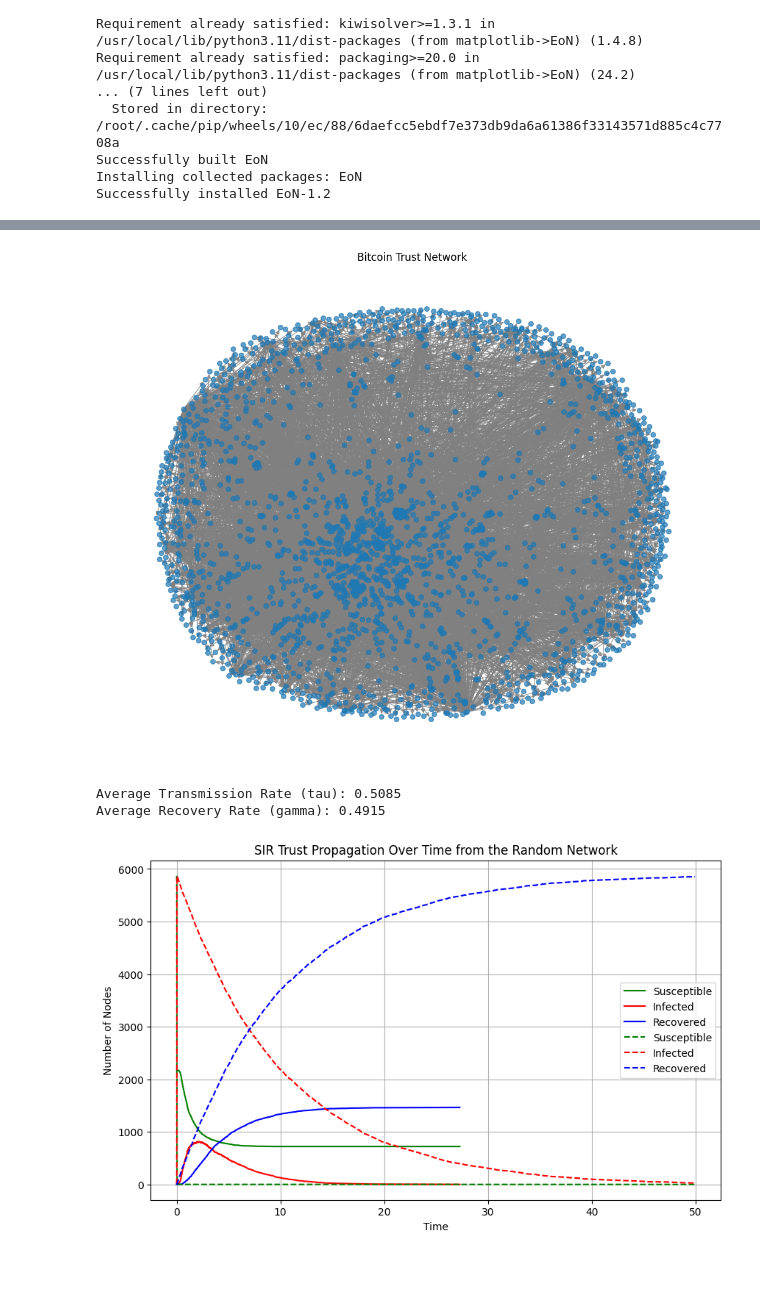
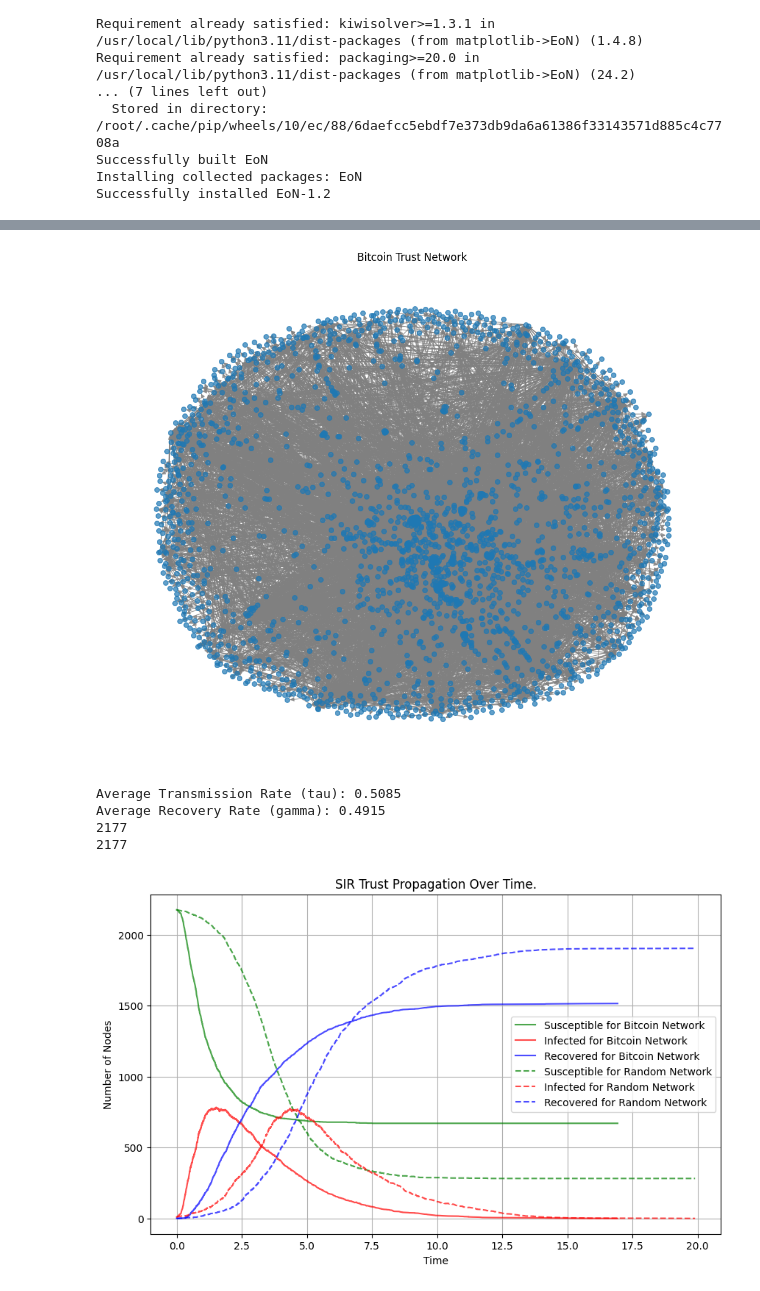
Before and after one commit to tskz48/TrustPropogationinEpidemicSpreadingModels, a Jupyter notebook: TrustPropagation.ipynb, the cells around one changed output, grey strips where cells are left out. Cells and saved outputs as stored; diff of their text form; code cells hidden in the pictures.

Commit message:
Plotted the corrected number of nodes in the plot against time.

```diff
--- a/TrustPropagation.ipynb
+++ b/TrustPropagation.ipynb
@@ -38,13 +38,13 @@ import pandas as pd
 # -----------------------------------
 df = pd.read_csv('/content/drive/MyDrive/filtered_soc-sign-bitcoinotc.csv')
 df = df.rename(columns={'RATING': 'weight'}) #the name of the column is changed from 'RATING' to 'weight'
-
 print(df.head())
 
 
-# Create a directed, weighted trust graph
+#Create a directed, weighted trust graph
 G = nx.from_pandas_edgelist(df, source='SOURCE', target='TARGET', edge_attr='weight', create_using=nx.DiGraph())
-
+print(G.number_of_nodes())
+print(G.number_of_edges())
 # Visualize the network
 plt.figure(figsize=(10, 8))
 pos = nx.spring_layout(G, seed=42)
@@ -72,73 +72,44 @@ print(f"Average Recovery Rate (gamma): {average_gamma:.4f}")
 # -----------------------------------
 # Run the SIR Simulation
 # -----------------------------------
-seed_nodes1 = random.sample(list(G.nodes()), 10) #selects random sample of 10 nodes from G to be the nodes that are infected at time = 0
 
 # Run SIR model using EoN
-
-sim= EoN.fast_SIR(
-    G,
-    tau=average_tau,
-    gamma=average_gamma,
-    initial_infecteds=seed_nodes1,
-    return_full_data=True,
-    tmax=100
-)
 
 
 t,S,I,R= EoN.fast_SIR(
     G,
     tau=average_tau,
     gamma=average_gamma,
-    initial_infecteds=seed_nodes1,
-    tmax=100
+    rho=(10/2187),
+    tmax=50
 )
 
-H=nx.gnp_random_graph(5881,p=0.5,directed=True)
-seed_nodes2 = random.sample(list(H.nodes()), 10)
+H=nx.gnm_random_graph(2187,9903,directed=True) #generates a directed Erdos-renyi random network with 5881 nodes with probability of edge creation between nodes of 0.1.
 
-sim2= EoN.fast_SIR(
+t2,S2,I2,R2= EoN.fast_SIR(      #SIR simulation, tmax=100 means that the simulation will stop after no more than 100 time steps.
     H,
     tau=average_tau,
     gamma=average_gamma,
-    initial_infecteds=seed_nodes2,
-    return_full_data=True,
-    tmax=50
-)
-
-
-
-t2,S2,I2,R2= EoN.fast_SIR(
-    H,
-    tau=0.1,
-    gamma=0.1,
-    initial_infecteds=seed_nodes2,
+    rho=(10/2187),
     tmax=50)
-
+print(S[0])
+print(S2[0])
 # Epidemic Curve which plots the number of nodes at each stage (susceptible, infected, recovered) since the beginning of time.
 plt.figure(figsize=(10, 6))
-plt.plot(t, S, label="Susceptible", color='green')
-plt.plot(t, I, label="Infected", color='red')
-plt.plot(t, R, label="Recovered", color='blue')
+plt.plot(t, S, label="Susceptible for Bitcoin Network",alpha=0.7, color='green')
+plt.plot(t, I, label="Infected for Bitcoin Network",alpha=0.7, color='red')
+plt.plot(t, R, label="Recovered for Bitcoin Network",alpha=0.7, color='blue')
 plt.xlabel("Time")
 plt.ylabel("Number of Nodes")
-plt.title("SIR Trust Propagation Over Time from the Real Bitcoin Net")
-plt.legend()
-plt.grid(True)
-
-
-
-plt.plot(t2, S2, label="Susceptible",linestyle='dashed', color='green')
-plt.plot(t2, I2, label="Infected",linestyle='dashed', color='red')
-plt.plot(t2, R2, label="Recovered",linestyle='dashed', color='blue')
-plt.xlabel("Time")
-plt.ylabel("Number of Nodes")
-plt.title("SIR Trust Propagation Over Time from the Random Network")
+plt.title("SIR Trust Propagation Over Time.")
+plt.plot(t2, S2, label="Susceptible for Random Network",alpha=0.7,linestyle='dashed', color='green')
+plt.plot(t2, I2, label="Infected for Random Network",alpha=0.7,linestyle='dashed', color='red')
+plt.plot(t2, R2, label="Recovered for Random Network",alpha=0.7,linestyle='dashed', color='blue')
 plt.legend()
 plt.grid(True)
 plt.show()
 
-#The number of susceptible nodes only decreased until it hit a plateau at about 800 nodes.
-#THe number of recovered nodes only increased with a plateau at 1300-1400
-#The number of infected nodes increased to slightly over 750 and then decreased to 0 at the last time step.
+# The number of susceptible nodes reduced at a faster rate for the Bitcoin Net compared to the random net, from the start to t=2.5. as shown be the curve of the Bitcoin Net having a steeper gradient. The number of susceptible nodes reduced to less than 750 from 2177 within the first five time steps.
+# The number of infected nodes for both graphs increase to about 800 in the first 2.5 time steps, before decreasing to 0 by time step 20.
+# The number of recovered nodes plateaued at slightly over 1500 for the Bitcoin network, but plateaued at close to 1900 for the random network. The number of recovered nodes no longer increased after.
 # %% [output]
@@ -145,4 +124,6 @@ plt.show()
-[figure, old version]
+[figure, new version]
-Average Transmission Rate (tau): 0.5085
-Average Recovery Rate (gamma): 0.4915
+Average Transmission Rate (tau): 0.5085
+Average Recovery Rate (gamma): 0.4915
+2177
+2177
-[figure, old version]
+[figure, new version]
```
Also changed, not shown: parts of 1 cell of this notebook.
